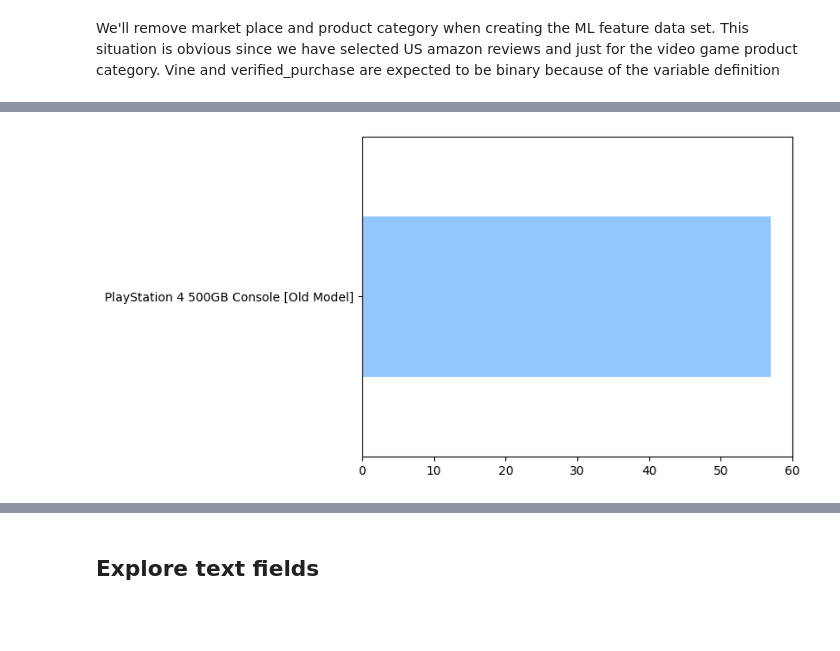
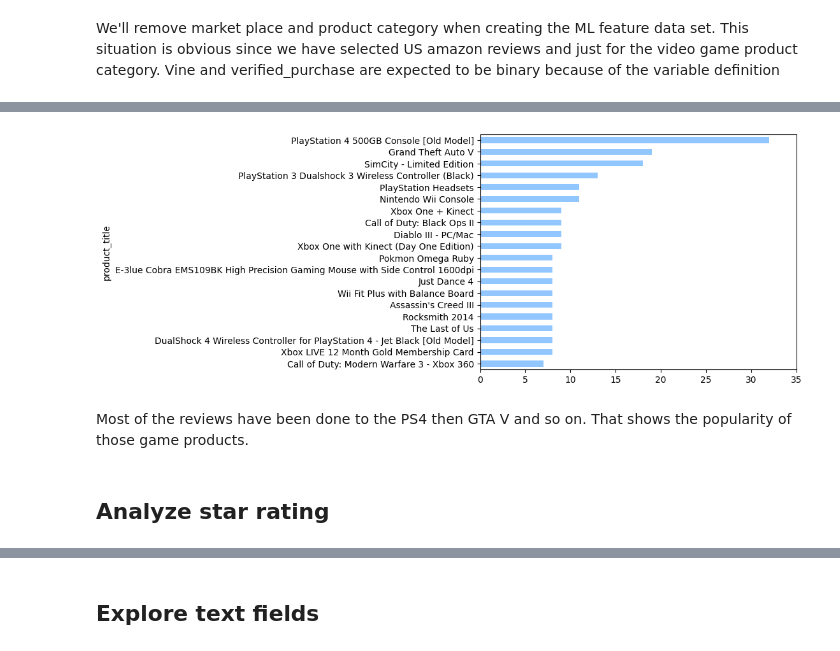
Before and after one commit to rodrigo-92/Data-Science-Projects, a Jupyter notebook: own_projects/amazon_reviews/eda/01-v1-EDA.ipynb, the cells around one changed output, grey strips where cells are left out. Saved outputs shown, nothing was run; the diff lists cells and outputs as text; code cells hidden in the pictures; blank space fills up the shorter version.

```diff
--- a/own_projects/amazon_reviews/eda/01-v1-EDA.ipynb
+++ b/own_projects/amazon_reviews/eda/01-v1-EDA.ipynb
@@ -233,11 +240,15 @@ Name: review_id, dtype: object
 # %%
 # sample of reviews done by the customer with highest number of reviews
 products = df.groupby('product_id')['review_id'].count()
-outliers = products[products >= 43].index.values
+outliers = products[products >= 6].index.values
 df[df.product_id.isin(outliers)].product_title.value_counts().sort_values(ascending=True).tail(20).plot(kind='barh')
 plt.gca().set_xticks(plt.gca().get_xticks())
 plt.gca().set_xticklabels([f'{x:,.0f}' for x in plt.gca().get_xticks()]);
 # %% [output]
-[figure, old version]
+[figure, new version]
+# %% [markdown]
+Most of the reviews have been done to the PS4 then GTA V and so on. That shows the popularity of those game products.
+# %% [markdown]
+## Analyze star rating
 # %%
 # check number of reviews for star rating
```
Also changed, not shown: parts of 71 cells of this notebook.
